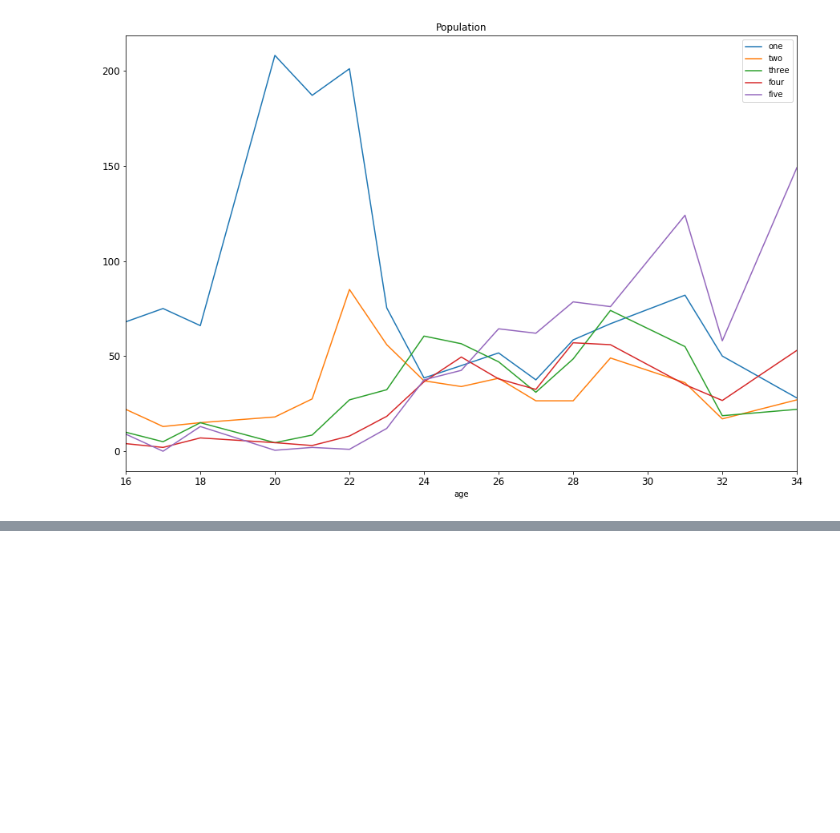
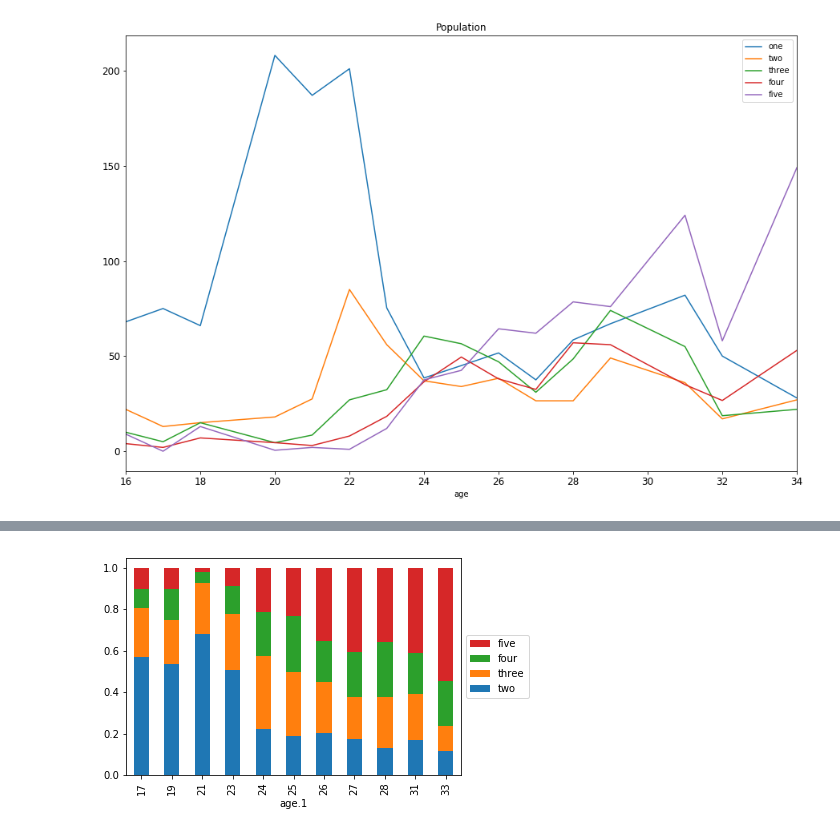
Before and after one commit to qxu1994/Two-word-stage, a Jupyter notebook: Lund.ipynb, the cells around one changed output, grey strips where cells are left out. Cells and saved outputs as stored; diff of their text form; code cells hidden in the pictures; blank space fills up the shorter version.

```diff
--- a/Lund.ipynb
+++ b/Lund.ipynb
@@ -40,0 +48,17 @@ plt.show()
+# %%
+df_age = df_age.drop('age', axis = 1)
+# %%
+df_ageno1 = df_age.drop('one', axis = 1)
+# %%
+df_ageno1['sum'] = df_ageno1.loc[:, 'two':'five'].sum(axis = 1)
+# %%
+df_perage = df_ageno1
+df_perage.loc[:, 'two':'five'] = df_ageno1.loc[:, 'two':'five'].div(df_ageno1['sum'], axis = 0)
+df_perage = df_perage.drop(['sum'], axis = 1)
+# %%
+ax = df_perage.groupby('age.1').mean().plot.bar(legend = 'reverse', stacked = True)
+handles, labels = ax.get_legend_handles_labels()
+ax.legend(reversed(handles), reversed(labels), loc='center left', bbox_to_anchor=(1, 0.5))
+plt.show()
+# %% [output]
+[figure, added]
```
Also changed, not shown: parts of 7 cells of this notebook.
